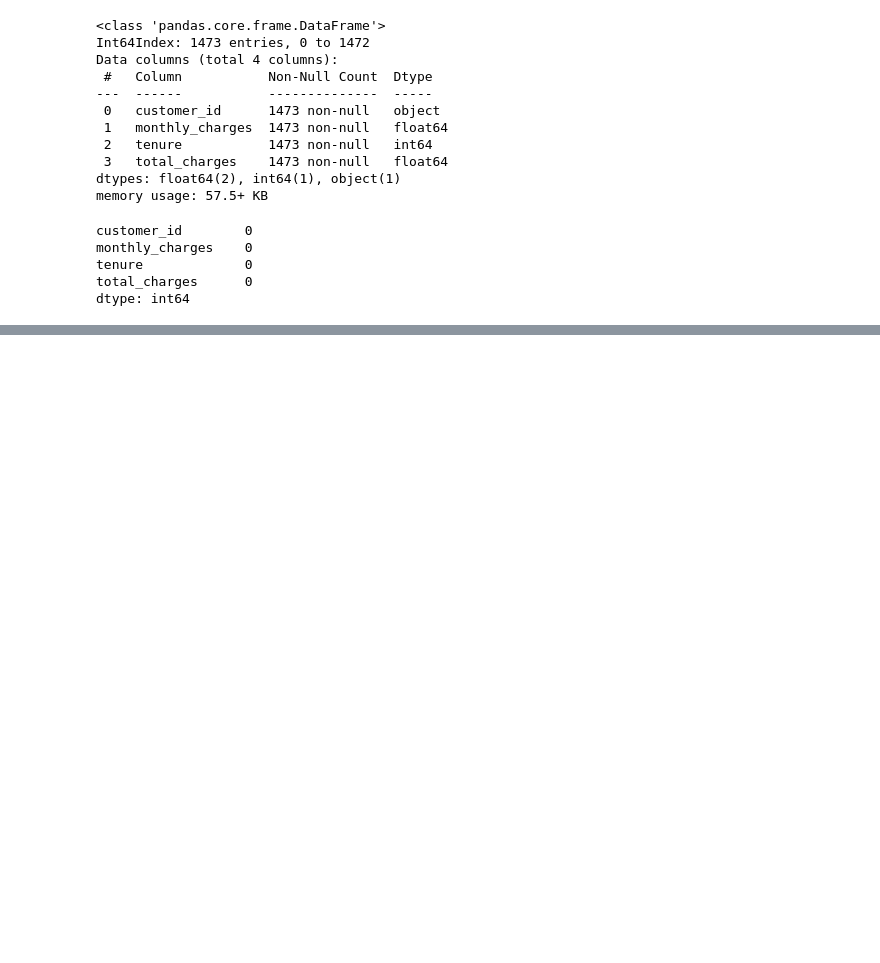
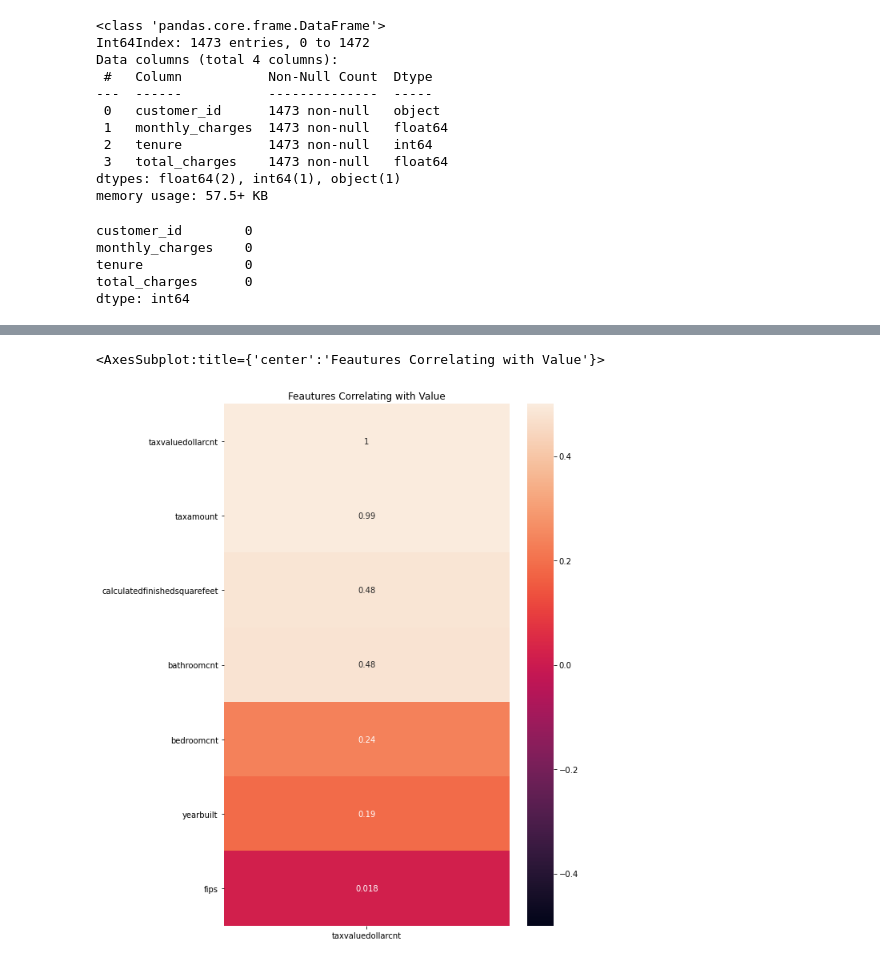
Before and after one commit to annah-vu/regression-exercises, a Jupyter notebook: wrangle.ipynb, the cells around one changed output, grey strips where cells are left out. Saved outputs shown, nothing was run; the diff lists cells and outputs as text; code cells hidden in the pictures; blank space fills up the shorter version.

```diff
--- a/wrangle.ipynb
+++ b/wrangle.ipynb
@@ -112,0 +158,3 @@ dtype: int64
+# %%
+#just in case there are blanks
+df = df.replace(r'^\s*$', np.NaN, regex=True)
@@ -112,0 +197,3 @@ dtype: int64
+# %%
+#fill in with 3.0
+df.bedroomcnt = df.bedroomcnt.fillna(value=3.0)
@@ -112,0 +221,15 @@ dtype: int64
+# %%
+#fill in with 2.0, since it is the most common.
+df.bathroomcnt = df.bathroomcnt.fillna(value=2.0)
+# %%
+def get_heatmap(df):
+    plt.figure(figsize=(8,12))
+    heatmap = sns.heatmap(df.corr()[['taxvaluedollarcnt']].sort_values(by='taxvaluedollarcnt', ascending=False), vmin=-.5, vmax=.5, annot=True)
+    heatmap.set_title('Feautures Correlating with Value')
+
+    return heatmap
+# %%
+get_heatmap(df)
+# %% [output]
+<AxesSubplot:title={'center':'Feautures Correlating with Value'}>
+[figure, added]
```
Also changed, not shown: parts of 9 cells of this notebook, 1 other file.
